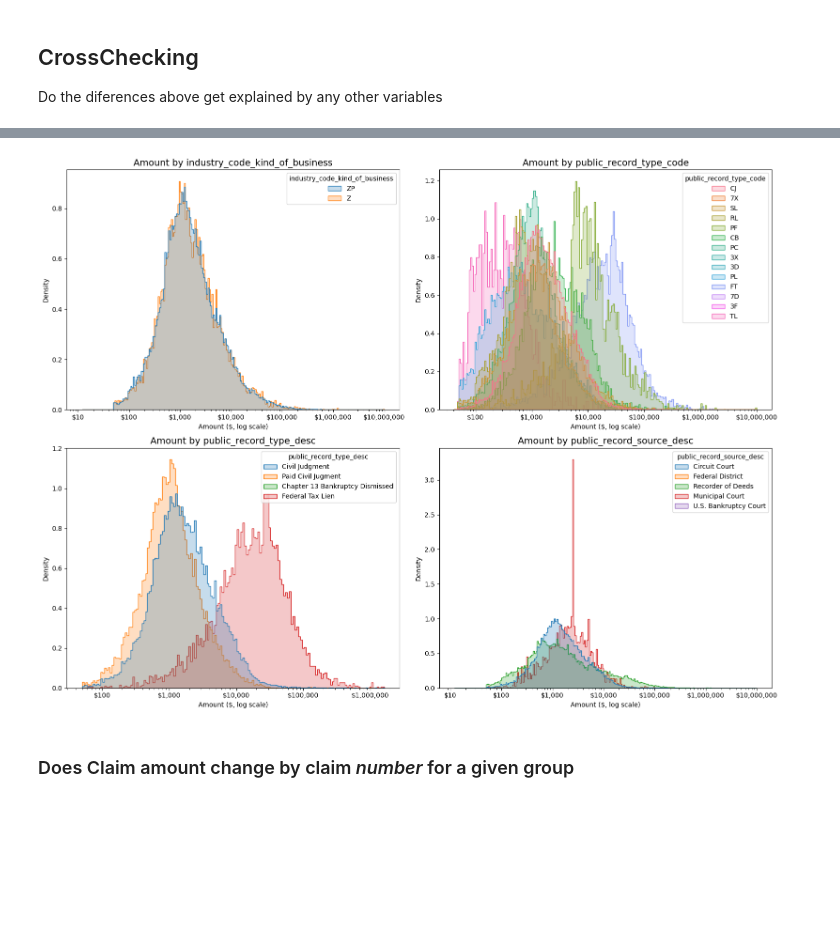
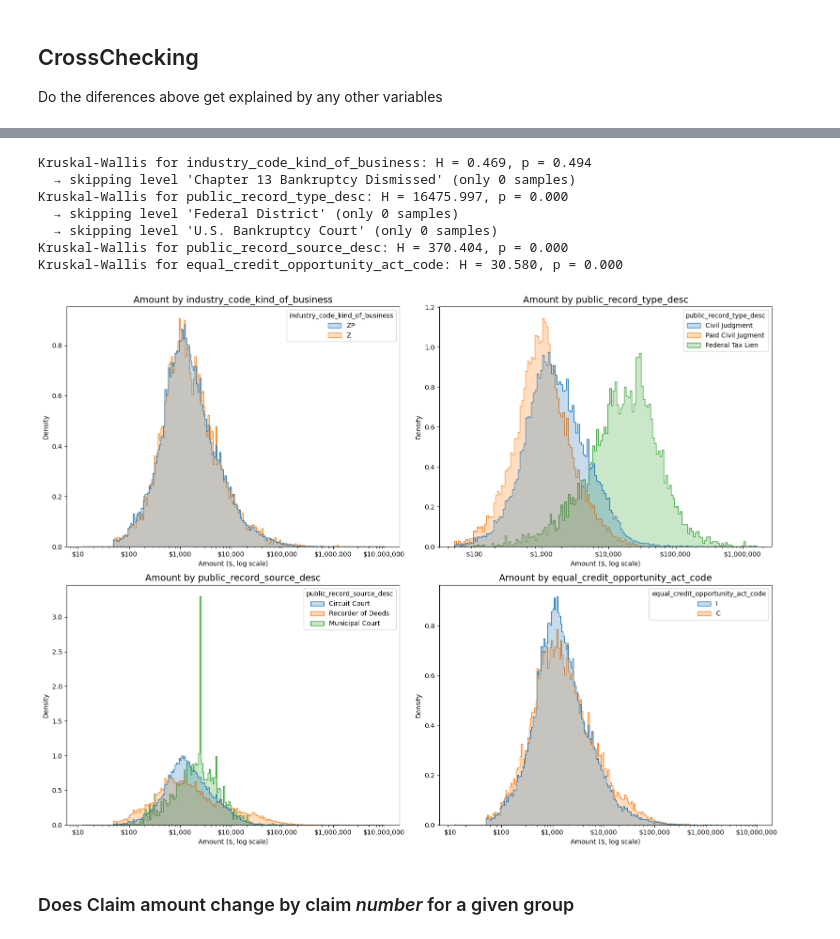
Before and after one commit to mattstoebe/Loan_Performance_Public_records, a Jupyter notebook: EDA/01_public_record_orientation.ipynb, the cells around one changed output, grey strips where cells are left out. Cells and saved outputs as stored; diff of their text form; code cells hidden in the pictures; blank space fills up the shorter version.

Commit message:
Finish exploring Public Records

```diff
--- a/EDA/01_public_record_orientation.ipynb
+++ b/EDA/01_public_record_orientation.ipynb
@@ -250,41 +255,68 @@ Do the diferences above get explained by any other variables
 # %%
 MIN_COUNT = 500
 
-cats = ['industry_code_kind_of_business', 'public_record_type_code', 'public_record_type_desc', 'public_record_source_desc']
+cats = ['industry_code_kind_of_business', 'public_record_type_desc', 'public_record_source_desc', 'equal_credit_opportunity_act_code']
 
 fig, axes = plt.subplots(2, 2, figsize=(16, 12))
 axes = axes.flatten()
 
 for ax, cat in zip(axes, cats):
     lvl_counts = pr[cat].value_counts()
     valid_lvls = lvl_counts[lvl_counts >= MIN_COUNT].index.tolist()
 
     # Subset DataFrame
     df_sub = pr[pr[cat].isin(valid_lvls)].copy()
+    df_sub = df_sub[df_sub['amount'] > 0].copy()
+    df_sub['log_amount'] = np.log(df_sub['amount'])
+
+
+    # Check if there are enough valid levels
+    groups = []
+    for lvl in valid_lvls:
+        grp = df_sub.loc[df_sub[cat] == lvl, 'log_amount']
+        if len(grp) >= 2:
+            groups.append(grp.values)
+        else:
+            print(f"  → skipping level {lvl!r} (only {len(grp)} samples)")
+
+   # KW test if more than two groups.
+    if len(groups) >= 2:
+        h_stat, p_val = stats.kruskal(*groups)
+        print(f"Kruskal-Wallis for {cat}: H = {h_stat:.3f}, p = {p_val:.3f}")
+    else:
+        print(f"Not enough valid groups for Kruskal-Wallis on {cat}")
+
 
     # Plot histogram with hue
     sns.histplot(
         data=df_sub,
         x="amount",
         hue=cat,
         element="step",
         stat="density",
         common_norm=False,
         ax=ax,
         log_scale=True,
     )
     ax.xaxis.set_major_formatter(
         mtick.FuncFormatter(lambda x, _: f'${x:,.0f}')
     )
 
     ax.set_title(f"Amount by {cat}", fontsize=14)
     ax.set_xlabel("Amount ($, log scale)")
     ax.set_ylabel("Density")
 
 plt.tight_layout()
 plt.show()
 # %% [output]
+Kruskal-Wallis for industry_code_kind_of_business: H = 0.469, p = 0.494
+  → skipping level 'Chapter 13 Bankruptcy Dismissed' (only 0 samples)
+Kruskal-Wallis for public_record_type_desc: H = 16475.997, p = 0.000
+  → skipping level 'Federal District' (only 0 samples)
+  → skipping level 'U.S. Bankruptcy Court' (only 0 samples)
+Kruskal-Wallis for public_record_source_desc: H = 370.404, p = 0.000
+Kruskal-Wallis for equal_credit_opportunity_act_code: H = 30.580, p = 0.000
-[figure, old version]
+[figure, new version]
 # %% [markdown]
 ### Does Claim amount change by claim *number* for a given group
 # %%
```
Also changed, not shown: parts of 12 cells of this notebook.
